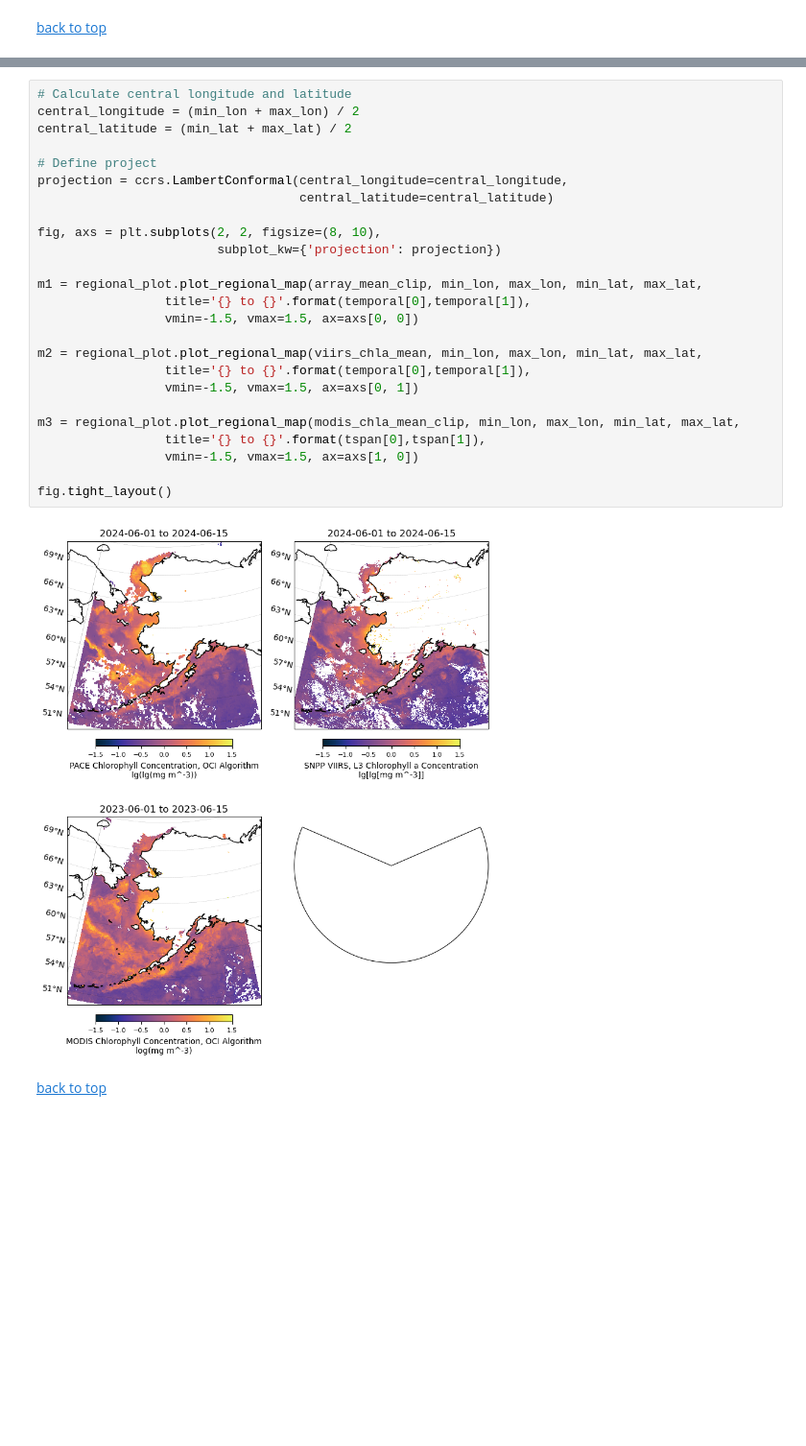
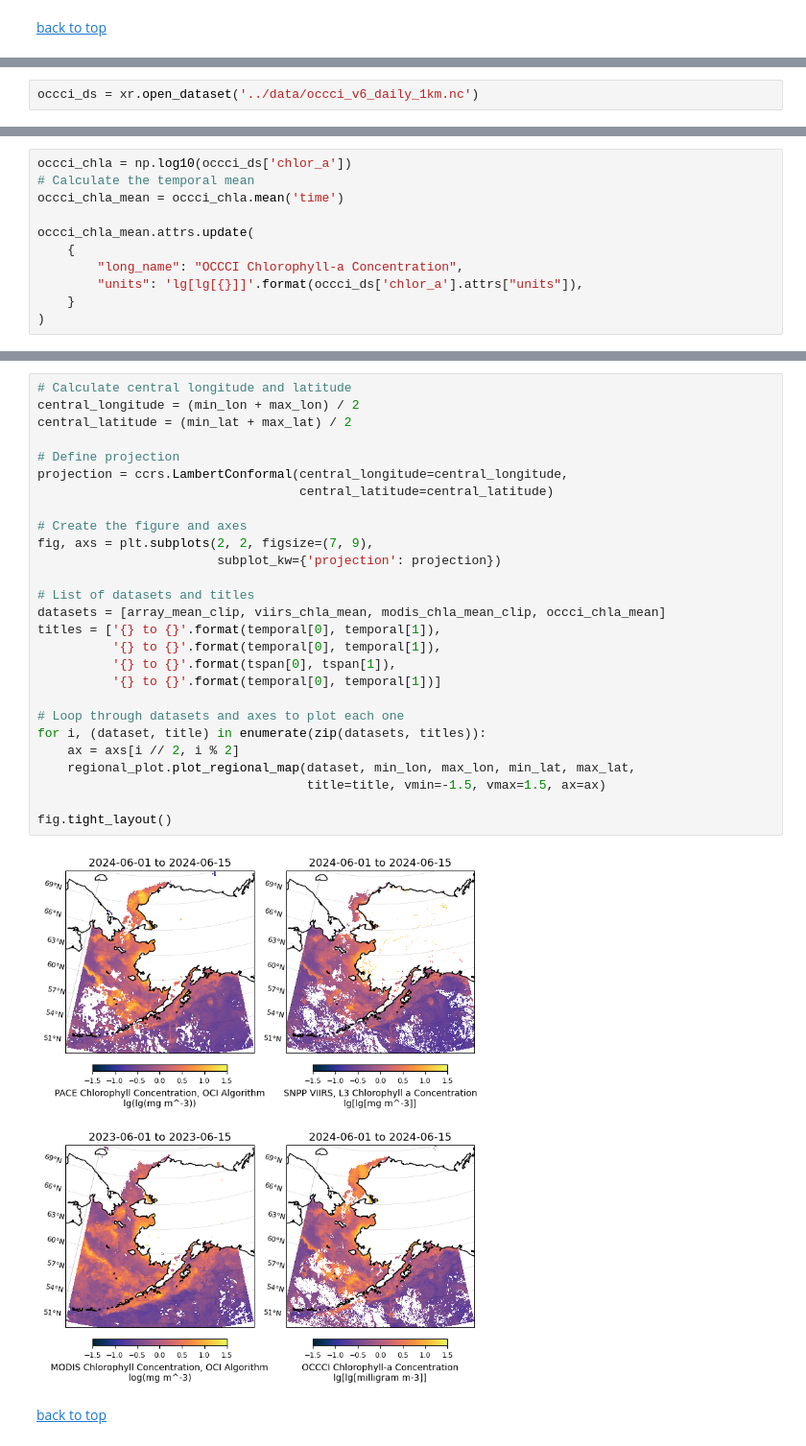
Before and after one commit to PACEHackWeek/proj_2024_PACEToolkit, a Jupyter notebook: notebooks/Multi_sat_compare.ipynb, the cells around one changed output, grey strips where cells are left out. Shown at 96% size. Saved outputs shown, nothing was run; the diff lists cells and outputs as text; blank space fills up the shorter version.

```diff
--- a/notebooks/Multi_sat_compare.ipynb
+++ b/notebooks/Multi_sat_compare.ipynb
@@ -297,0 +309,2 @@ m = regional_plot.plot_regional_map(modis_chla_mean_clip, min_lon, max_lon, min_
+# %%
+occci_ds = xr.open_dataset('../data/occci_v6_daily_1km.nc')
@@ -297,0 +331,11 @@ m = regional_plot.plot_regional_map(modis_chla_mean_clip, min_lon, max_lon, min_
+# %%
+occci_chla = np.log10(occci_ds['chlor_a'])
+# Calculate the temporal mean
+occci_chla_mean = occci_chla.mean('time')
+
+occci_chla_mean.attrs.update(
+    {
+        "long_name": "OCCCI Chlorophyll-a Concentration",
+        "units": 'lg[lg[{}]]'.format(occci_ds['chlor_a'].attrs["units"]),
+    }
+)
@@ -302,29 +355,31 @@ In this step, we will generate a 2x2 figure with four subplots.
 # %%
 # Calculate central longitude and latitude
 central_longitude = (min_lon + max_lon) / 2
 central_latitude = (min_lat + max_lat) / 2
 
-# Define project
+# Define projection
 projection = ccrs.LambertConformal(central_longitude=central_longitude,
                                    central_latitude=central_latitude)
 
-fig, axs = plt.subplots(2, 2, figsize=(8, 10),
+# Create the figure and axes
+fig, axs = plt.subplots(2, 2, figsize=(7, 9),
                         subplot_kw={'projection': projection})
 
-m1 = regional_plot.plot_regional_map(array_mean_clip, min_lon, max_lon, min_lat, max_lat,
-                 title='{} to {}'.format(temporal[0],temporal[1]),
-                 vmin=-1.5, vmax=1.5, ax=axs[0, 0])
+# List of datasets and titles
+datasets = [array_mean_clip, viirs_chla_mean, modis_chla_mean_clip, occci_chla_mean]
+titles = ['{} to {}'.format(temporal[0], temporal[1]),
+          '{} to {}'.format(temporal[0], temporal[1]),
+          '{} to {}'.format(tspan[0], tspan[1]),
+          '{} to {}'.format(temporal[0], temporal[1])]
 
-m2 = regional_plot.plot_regional_map(viirs_chla_mean, min_lon, max_lon, min_lat, max_lat,
-                 title='{} to {}'.format(temporal[0],temporal[1]),
-                 vmin=-1.5, vmax=1.5, ax=axs[0, 1])
-
-m3 = regional_plot.plot_regional_map(modis_chla_mean_clip, min_lon, max_lon, min_lat, max_lat,
-                 title='{} to {}'.format(tspan[0],tspan[1]),
-                 vmin=-1.5, vmax=1.5, ax=axs[1, 0])
+# Loop through datasets and axes to plot each one
+for i, (dataset, title) in enumerate(zip(datasets, titles)):
+    ax = axs[i // 2, i % 2]
+    regional_plot.plot_regional_map(dataset, min_lon, max_lon, min_lat, max_lat,
+                                    title=title, vmin=-1.5, vmax=1.5, ax=ax)
 
 fig.tight_layout()
 # %% [output]
-[figure, old version]
+[figure, new version]
 # %% [markdown]
 [back to top](#Contents)
```
Also changed, not shown: parts of 11 cells of this notebook.
